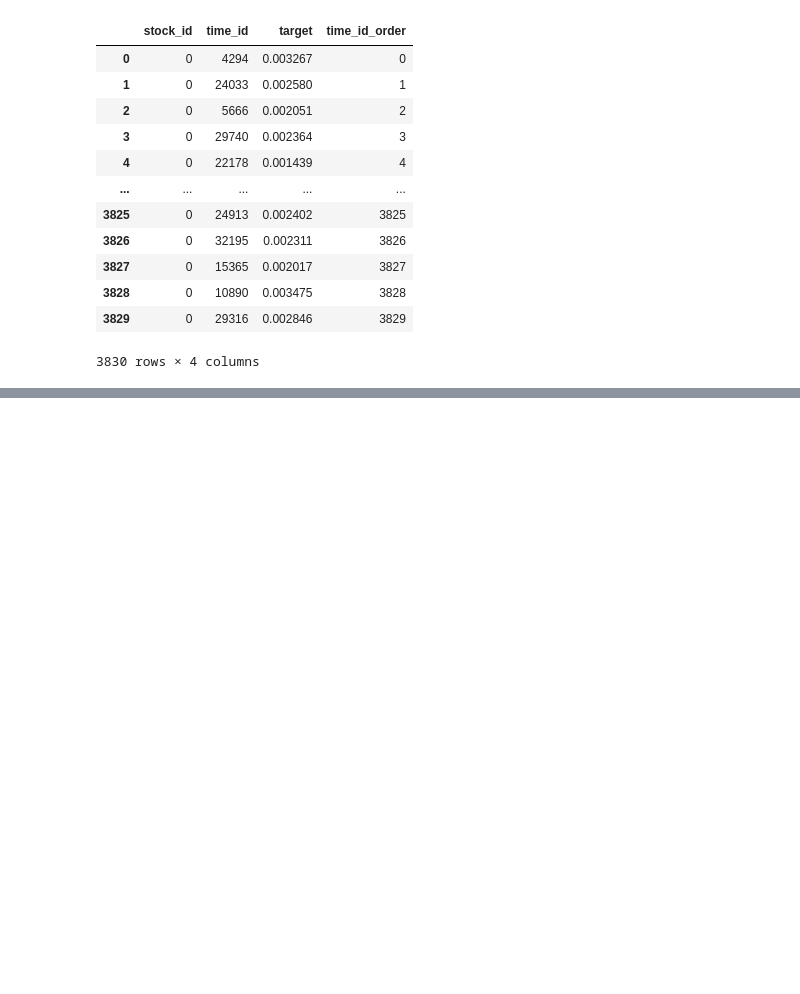
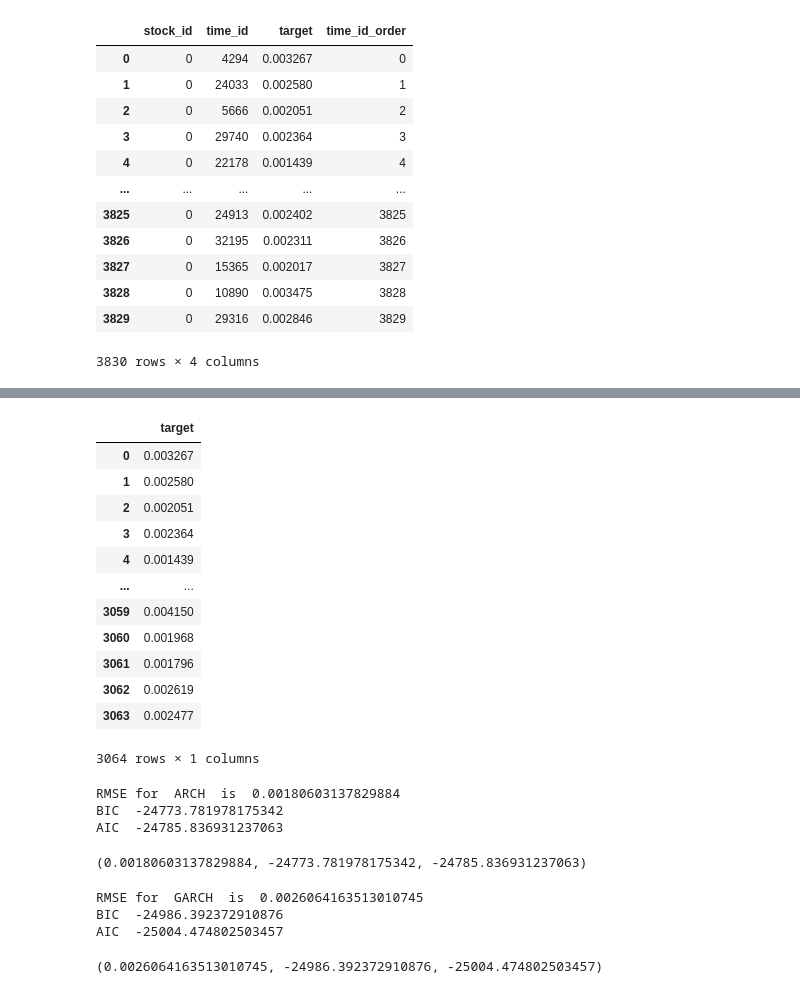
Before and after one commit to poo5zan/masters-research-project, a Jupyter notebook: Univariate_RV.ipynb, the cells around one changed output, grey strips where cells are left out. Saved outputs shown, nothing was run; the diff lists cells and outputs as text; code cells hidden in the pictures; blank space fills up the shorter version.

Commit message:
results from arch methods

```diff
--- a/Univariate_RV.ipynb
+++ b/Univariate_RV.ipynb
@@ -109,0 +125,16 @@ NameError: ignored
+# %%
+train_target_df
+# %% [output]
+|  | target |
+| 0 | 0.003267 |
+| 1 | 0.002580 |
+| 2 | 0.002051 |
+| 3 | 0.002364 |
+| 4 | 0.001439 |
+| ... | ... |
+| 3059 | 0.004150 |
+| 3060 | 0.001968 |
+| 3061 | 0.001796 |
+| 3062 | 0.002619 |
+| 3063 | 0.002477 |
+3064 rows × 1 columns
@@ -109,0 +162,16 @@ NameError: ignored
+# %%
+# run for multiple values of p and find one with least value of BIC
+get_error_from_arch_garch('ARCH', 1, 0)
+# %% [output]
+RMSE for  ARCH  is  0.00180603137829884
+BIC  -24773.781978175342
+AIC  -24785.836931237063
+(0.00180603137829884, -24773.781978175342, -24785.836931237063)
+# %%
+# run for multiple values of p,q and find the pair with least value of BIC
+get_error_from_arch_garch('GARCH', 1, 1)
+# %% [output]
+RMSE for  GARCH  is  0.0026064163513010745
+BIC  -24986.392372910876
+AIC  -25004.474802503457
+(0.0026064163513010745, -24986.392372910876, -25004.474802503457)
```
Also changed, not shown: parts of 10 cells of this notebook.
